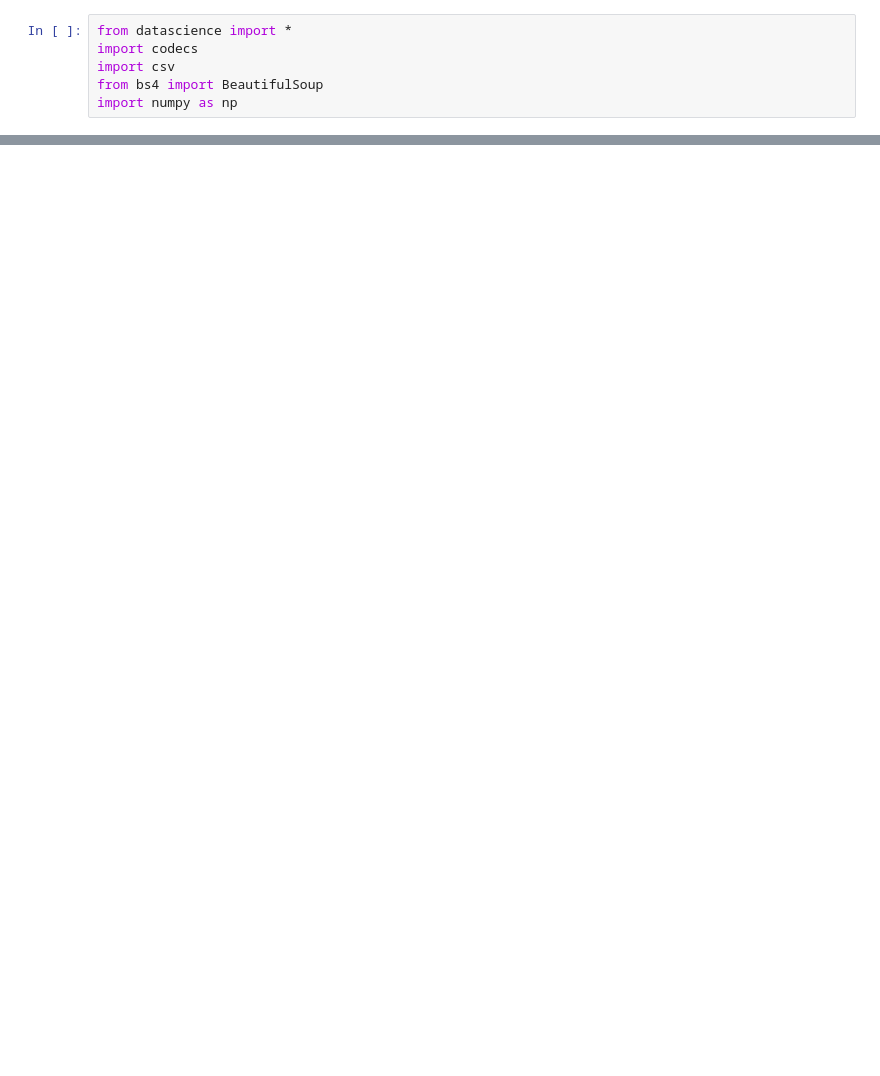
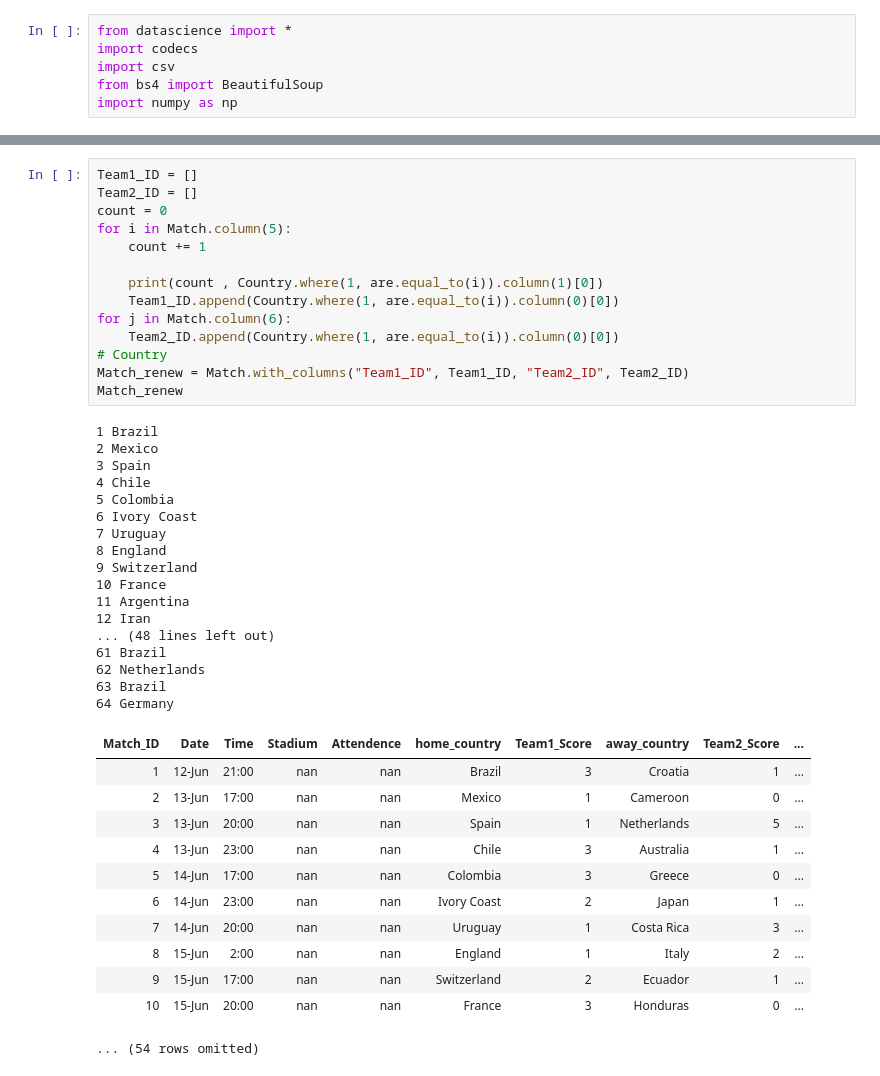
Before and after one commit to Fu-Yilei/FIFA2014Worldcup_DataExploration, a Jupyter notebook: FIFA_datasets/Untitled.ipynb, the cells around one changed output, grey strips where cells are left out. Drawn from its saved outputs; the diff is of its cells as text; blank space fills up the shorter version.

```diff
--- a/FIFA_datasets/Untitled.ipynb
+++ b/FIFA_datasets/Untitled.ipynb
@@ -6,0 +29,44 @@ import numpy as np
+# %%
+Team1_ID = []
+Team2_ID = []
+count = 0
+for i in Match.column(5):
+    count += 1
+
+    print(count , Country.where(1, are.equal_to(i)).column(1)[0])
+    Team1_ID.append(Country.where(1, are.equal_to(i)).column(0)[0])
+for j in Match.column(6):
+    Team2_ID.append(Country.where(1, are.equal_to(i)).column(0)[0])
+# Country
+Match_renew = Match.with_columns("Team1_ID", Team1_ID, "Team2_ID", Team2_ID)
+Match_renew
+# %% [output]
+1 Brazil
+2 Mexico
+3 Spain
+4 Chile
+5 Colombia
+6 Ivory Coast
+7 Uruguay
+8 England
+9 Switzerland
+10 France
+11 Argentina
+12 Iran
+... (48 lines left out)
+61 Brazil
+62 Netherlands
+63 Brazil
+64 Germany
+| Match_ID | Date | Time | Stadium | Attendence | home_country | Team1_Score | away_country | Team2_Score | ... |
+| 1 | 12-Jun | 21:00 | nan | nan | Brazil | 3 | Croatia | 1 | ... |
+| 2 | 13-Jun | 17:00 | nan | nan | Mexico | 1 | Cameroon | 0 | ... |
+| 3 | 13-Jun | 20:00 | nan | nan | Spain | 1 | Netherlands | 5 | ... |
+| 4 | 13-Jun | 23:00 | nan | nan | Chile | 3 | Australia | 1 | ... |
+| 5 | 14-Jun | 17:00 | nan | nan | Colombia | 3 | Greece | 0 | ... |
+| 6 | 14-Jun | 23:00 | nan | nan | Ivory Coast | 2 | Japan | 1 | ... |
+| 7 | 14-Jun | 20:00 | nan | nan | Uruguay | 1 | Costa Rica | 3 | ... |
+| 8 | 15-Jun | 2:00 | nan | nan | England | 1 | Italy | 2 | ... |
+| 9 | 15-Jun | 17:00 | nan | nan | Switzerland | 2 | Ecuador | 1 | ... |
+| 10 | 15-Jun | 20:00 | nan | nan | France | 3 | Honduras | 0 | ... |
+... (54 rows omitted)
```
Also changed, not shown: parts of 5 cells of this notebook, 12 other files.
